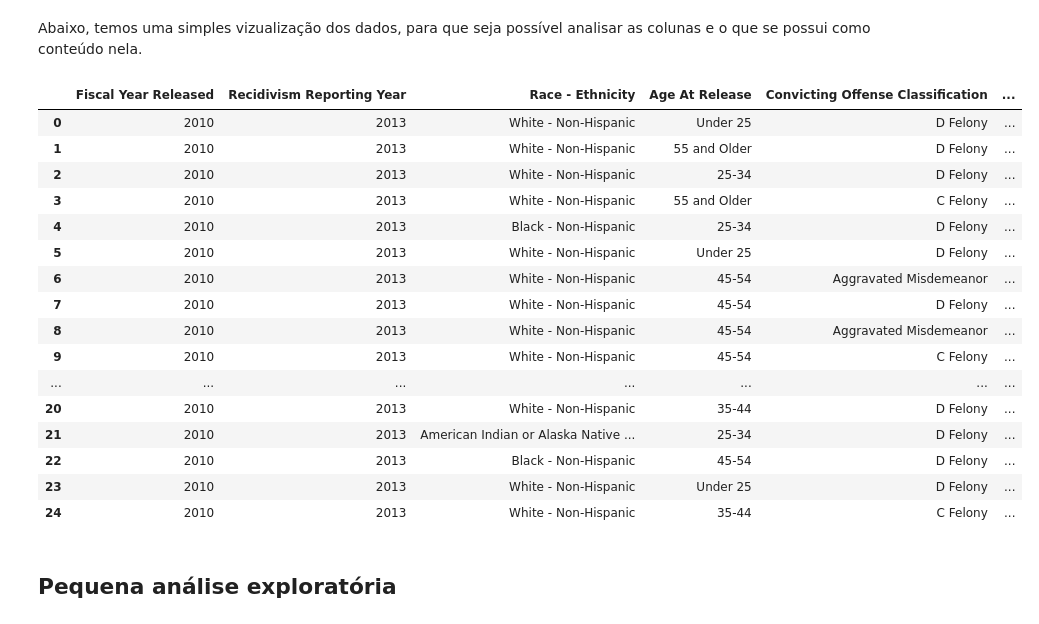
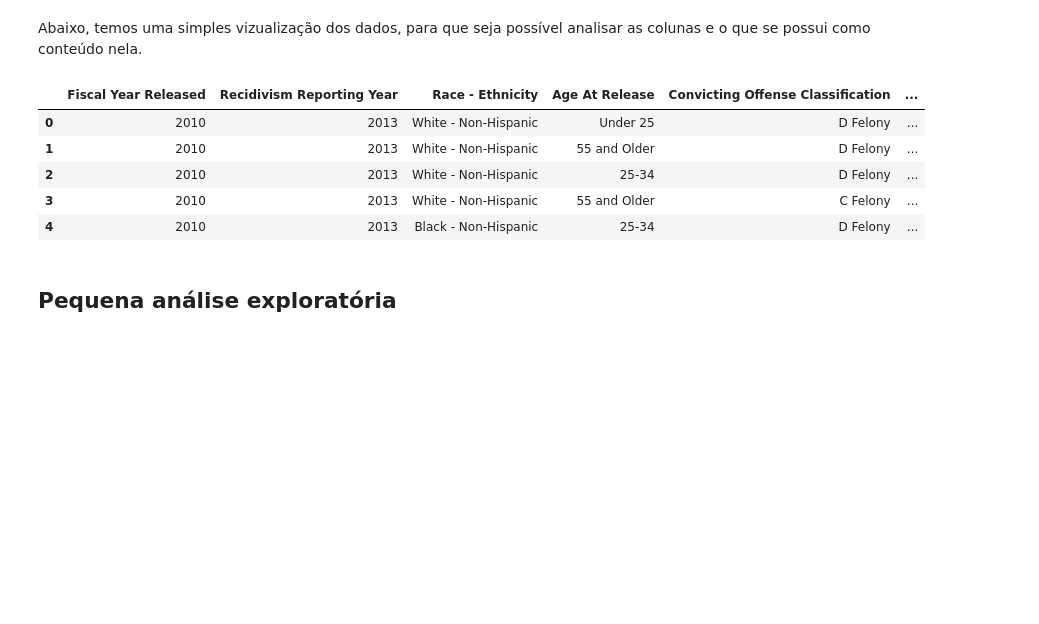
Before and after one commit to williamars/Cdados_final, a Jupyter notebook: P3 - Arquivo Final.ipynb, the cells around one changed output. Cells and saved outputs as stored; diff of their text form; code cells hidden in the pictures; blank space fills up the shorter version.

```diff
--- a/P3 - Arquivo Final.ipynb
+++ b/P3 - Arquivo Final.ipynb
@@ -154,25 +164,14 @@ Com isso, nota-se que a maioria não volta, no entanto 33% não deixa de ser um
 # %% [markdown]
 Abaixo, temos uma simples vizualização dos dados, para que seja possível analisar as colunas e o que se possui como conteúdo nela.
 # %%
-db.head(25)
+db.head()
 # %% [output]
 |  | Fiscal Year Released | Recidivism Reporting Year | Race - Ethnicity | Age At Release | Convicting Offense Classification | ... |
 | 0 | 2010 | 2013 | White - Non-Hispanic | Under 25 | D Felony | ... |
 | 1 | 2010 | 2013 | White - Non-Hispanic | 55 and Older | D Felony | ... |
 | 2 | 2010 | 2013 | White - Non-Hispanic | 25-34 | D Felony | ... |
 | 3 | 2010 | 2013 | White - Non-Hispanic | 55 and Older | C Felony | ... |
 | 4 | 2010 | 2013 | Black - Non-Hispanic | 25-34 | D Felony | ... |
-| 5 | 2010 | 2013 | White - Non-Hispanic | Under 25 | D Felony | ... |
-| 6 | 2010 | 2013 | White - Non-Hispanic | 45-54 | Aggravated Misdemeanor | ... |
-| 7 | 2010 | 2013 | White - Non-Hispanic | 45-54 | D Felony | ... |
-| 8 | 2010 | 2013 | White - Non-Hispanic | 45-54 | Aggravated Misdemeanor | ... |
-| 9 | 2010 | 2013 | White - Non-Hispanic | 45-54 | C Felony | ... |
-| ... | ... | ... | ... | ... | ... | ... |
-| 20 | 2010 | 2013 | White - Non-Hispanic | 35-44 | D Felony | ... |
-| 21 | 2010 | 2013 | American Indian or Alaska Native ... | 25-34 | D Felony | ... |
-| 22 | 2010 | 2013 | Black - Non-Hispanic | 45-54 | D Felony | ... |
-| 23 | 2010 | 2013 | White - Non-Hispanic | Under 25 | D Felony | ... |
-| 24 | 2010 | 2013 | White - Non-Hispanic | 35-44 | C Felony | ... |
 # %% [markdown]
 ## Pequena análise exploratória
 # %% [markdown]
```
Also changed, not shown: parts of 6 cells of this notebook.
